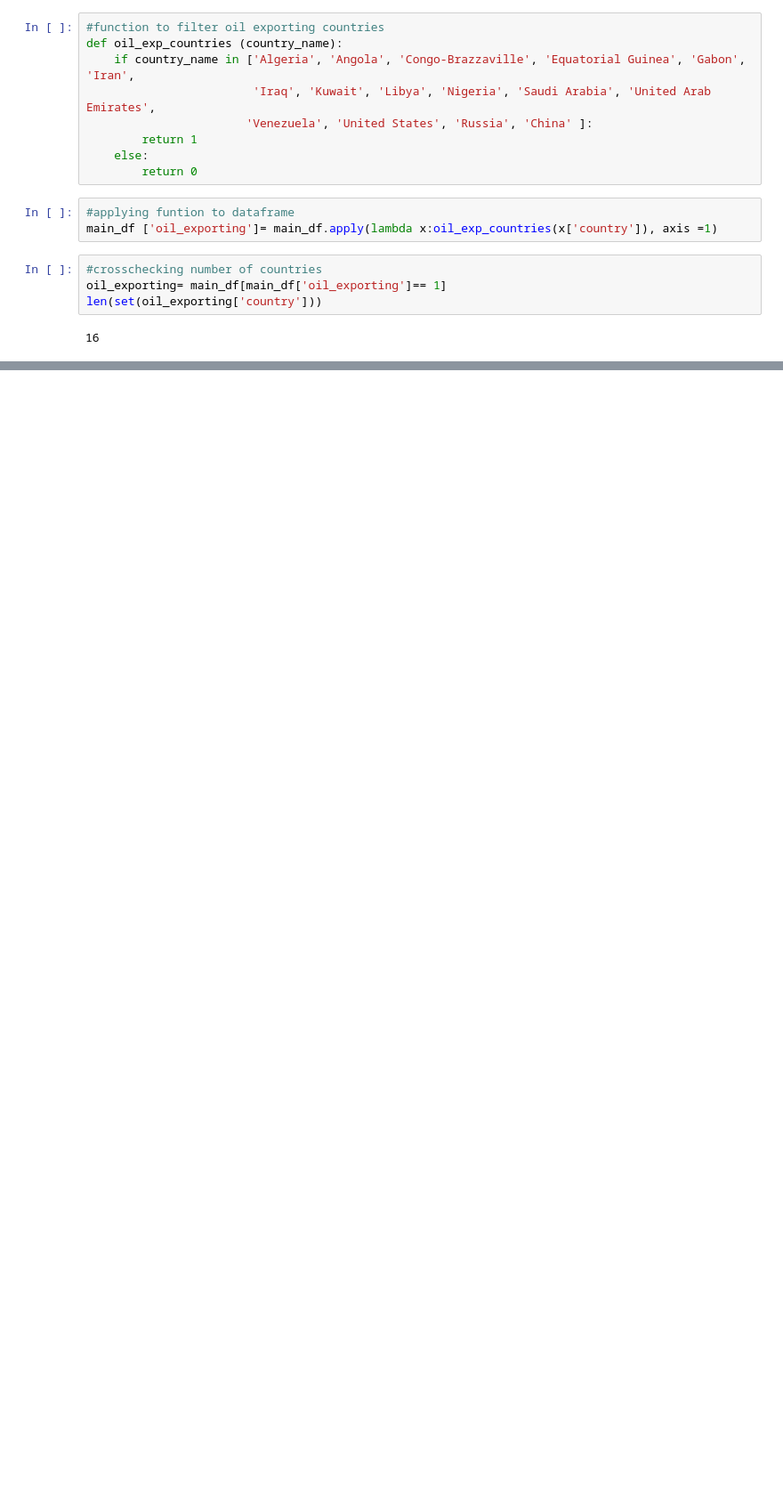
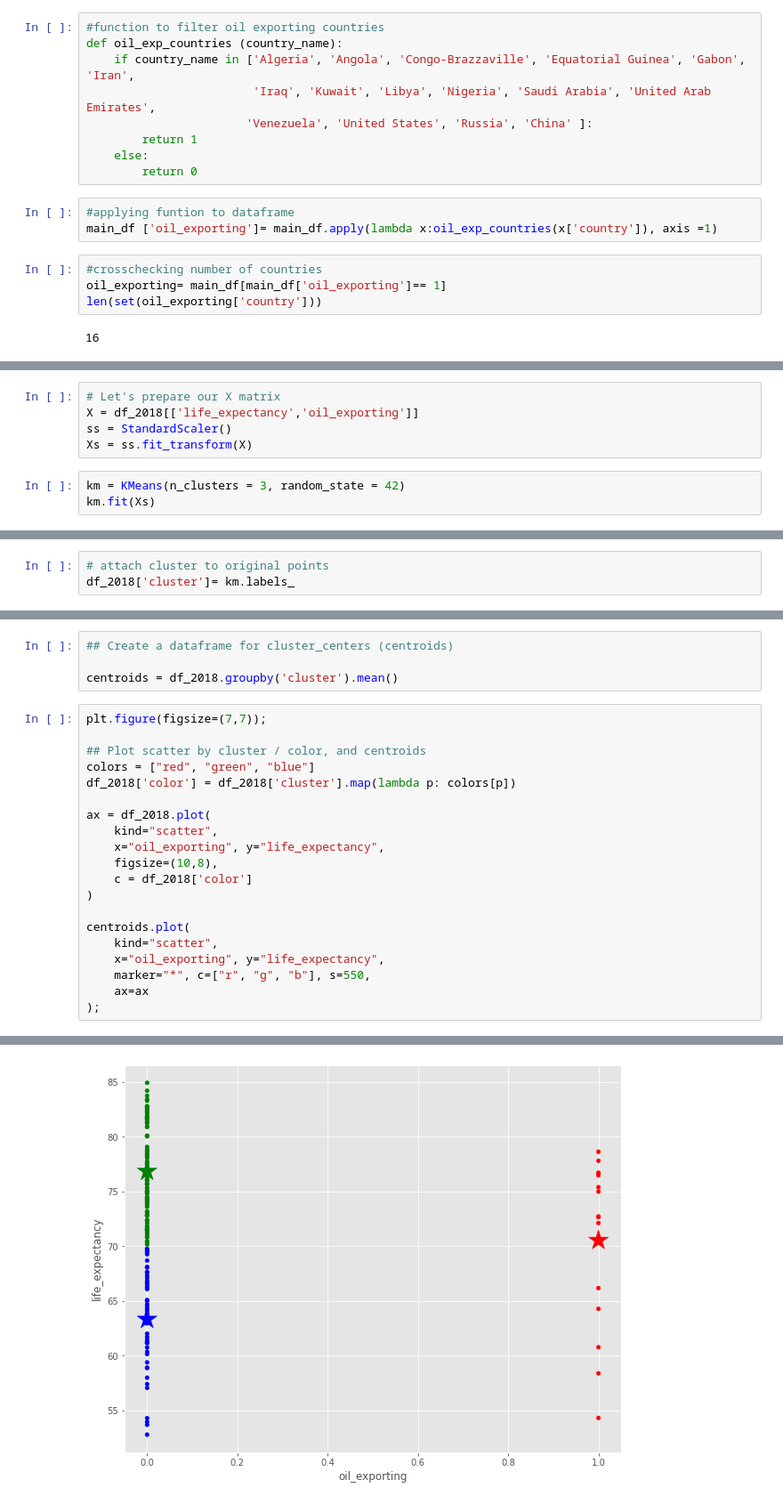
Before and after one commit to clarencealvarez/Project-5-Energy-Analysis, a Jupyter notebook: notebooks/EDA_oil_exporting_countries.ipynb, the cells around one changed output, grey strips where cells are left out. Shown at 89% size. Saved outputs shown, nothing was run; the diff lists cells and outputs as text; blank space fills up the shorter version.

```diff
--- a/notebooks/EDA_oil_exporting_countries.ipynb
+++ b/notebooks/EDA_oil_exporting_countries.ipynb
@@ -62,0 +81,8 @@ len(set(oil_exporting['country']))
+# %%
+# Let's prepare our X matrix
+X = df_2018[['life_expectancy','oil_exporting']]
+ss = StandardScaler()
+Xs = ss.fit_transform(X)
+# %%
+km = KMeans(n_clusters = 3, random_state = 42)
+km.fit(Xs)
@@ -62,0 +123,3 @@ len(set(oil_exporting['country']))
+# %%
+# attach cluster to original points
+df_2018['cluster']= km.labels_
@@ -62,0 +140,25 @@ len(set(oil_exporting['country']))
+# %%
+## Create a dataframe for cluster_centers (centroids)
+
+centroids = df_2018.groupby('cluster').mean()
+# %%
+plt.figure(figsize=(7,7));
+
+## Plot scatter by cluster / color, and centroids
+colors = ["red", "green", "blue"]
+df_2018['color'] = df_2018['cluster'].map(lambda p: colors[p])
+
+ax = df_2018.plot(
+    kind="scatter",
+    x="oil_exporting", y="life_expectancy",
+    figsize=(10,8),
+    c = df_2018['color']
+)
+
+centroids.plot(
+    kind="scatter",
+    x="oil_exporting", y="life_expectancy",
+    marker="*", c=["r", "g", "b"], s=550,
+    ax=ax
+);
+# %% [output]
@@ -62,0 +171 @@ len(set(oil_exporting['country']))
+[figure, added]
```
Also changed, not shown: parts of 75 cells of this notebook, 9 other files.
